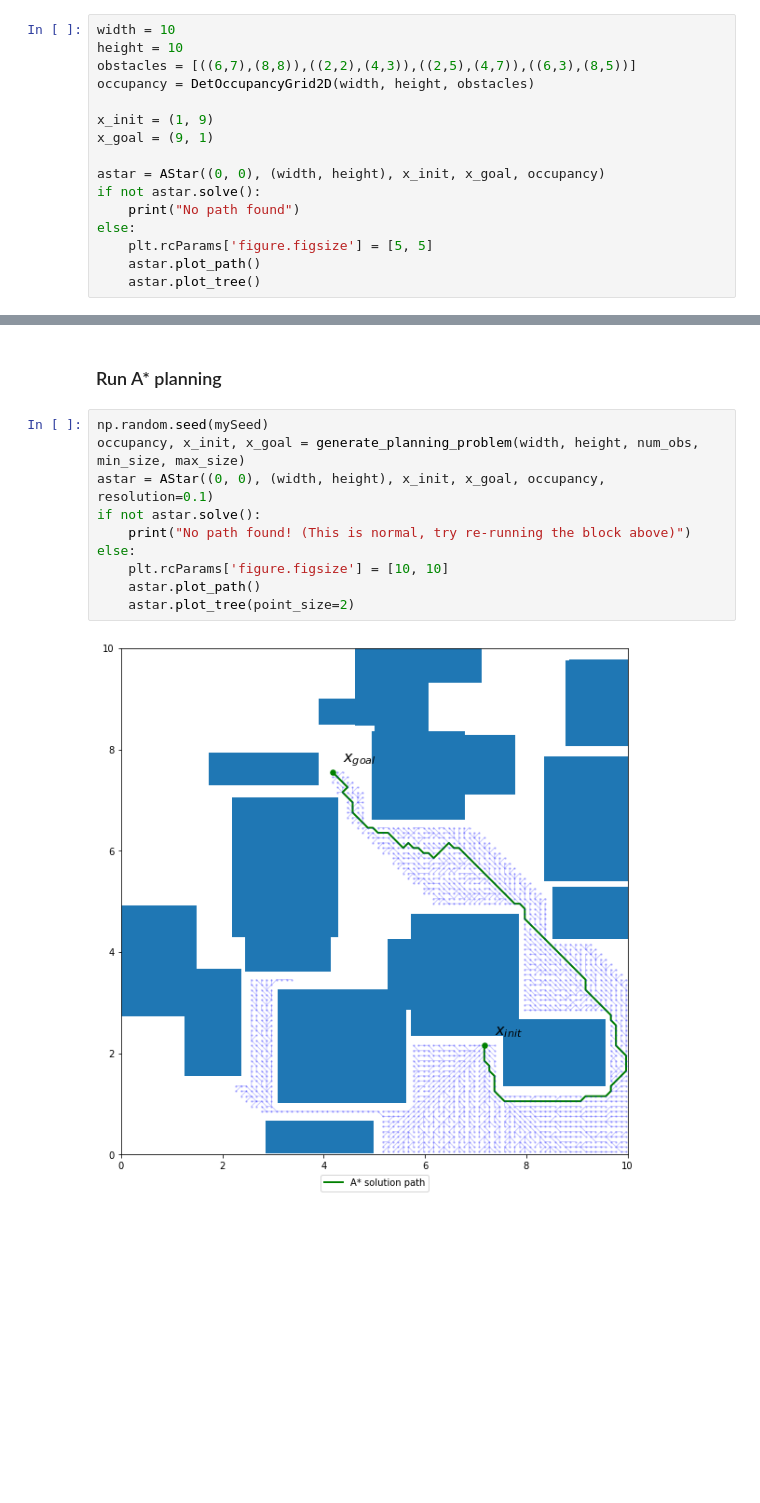
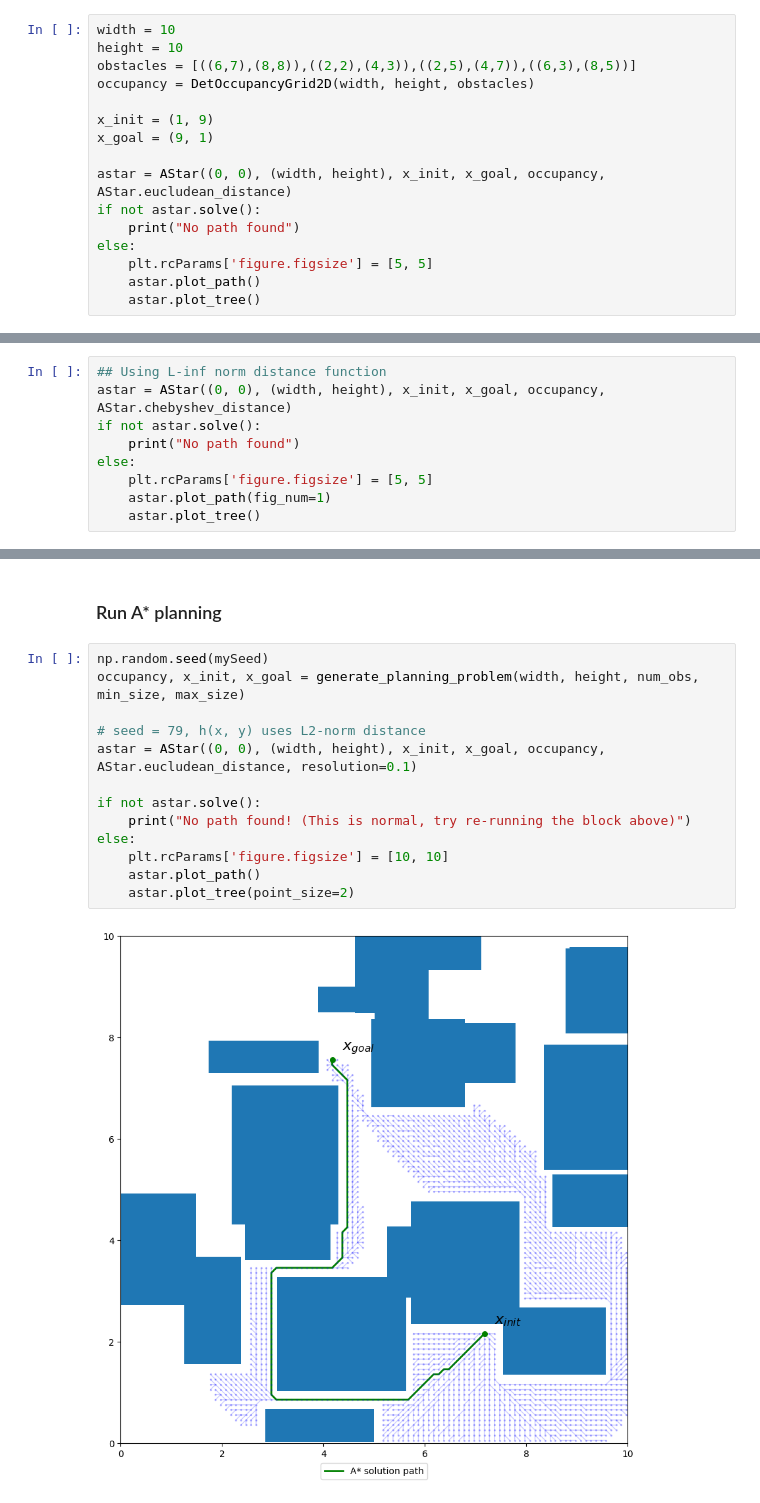
Before and after one commit to QuangMDoan/autonomy, a Jupyter notebook: hw1/sim_astar.ipynb, the cells around one changed output, grey strips where cells are left out. Saved outputs shown, nothing was run; the diff lists cells and outputs as text; blank space fills up the shorter version.

```diff
--- a/hw1/sim_astar.ipynb
+++ b/hw1/sim_astar.ipynb
@@ -31,7 +23,7 @@ occupancy = DetOccupancyGrid2D(width, height, obstacles)
 x_init = (1, 9)
 x_goal = (9, 1)
 
-astar = AStar((0, 0), (width, height), x_init, x_goal, occupancy)
+astar = AStar((0, 0), (width, height), x_init, x_goal, occupancy, AStar.eucludean_distance)
 if not astar.solve():
     print("No path found")
 else:
@@ -42,0 +35,9 @@ else:
+# %%
+## Using L-inf norm distance function
+astar = AStar((0, 0), (width, height), x_init, x_goal, occupancy, AStar.chebyshev_distance)
+if not astar.solve():
+    print("No path found")
+else:
+    plt.rcParams['figure.figsize'] = [5, 5]
+    astar.plot_path(fig_num=1)
+    astar.plot_tree()
@@ -59,12 +62,15 @@ print(mySeed)
 # %%
 np.random.seed(mySeed)
 occupancy, x_init, x_goal = generate_planning_problem(width, height, num_obs, min_size, max_size)
-astar = AStar((0, 0), (width, height), x_init, x_goal, occupancy, resolution=0.1)
+
+# seed = 79, h(x, y) uses L2-norm distance
+astar = AStar((0, 0), (width, height), x_init, x_goal, occupancy, AStar.eucludean_distance, resolution=0.1)
+
 if not astar.solve():
     print("No path found! (This is normal, try re-running the block above)")
 else:
     plt.rcParams['figure.figsize'] = [10, 10]
     astar.plot_path()
     astar.plot_tree(point_size=2)
 # %% [output]
-[figure, old version]
+[figure, new version]
```
Also changed, not shown: parts of 8 cells of this notebook, 5 other files.
